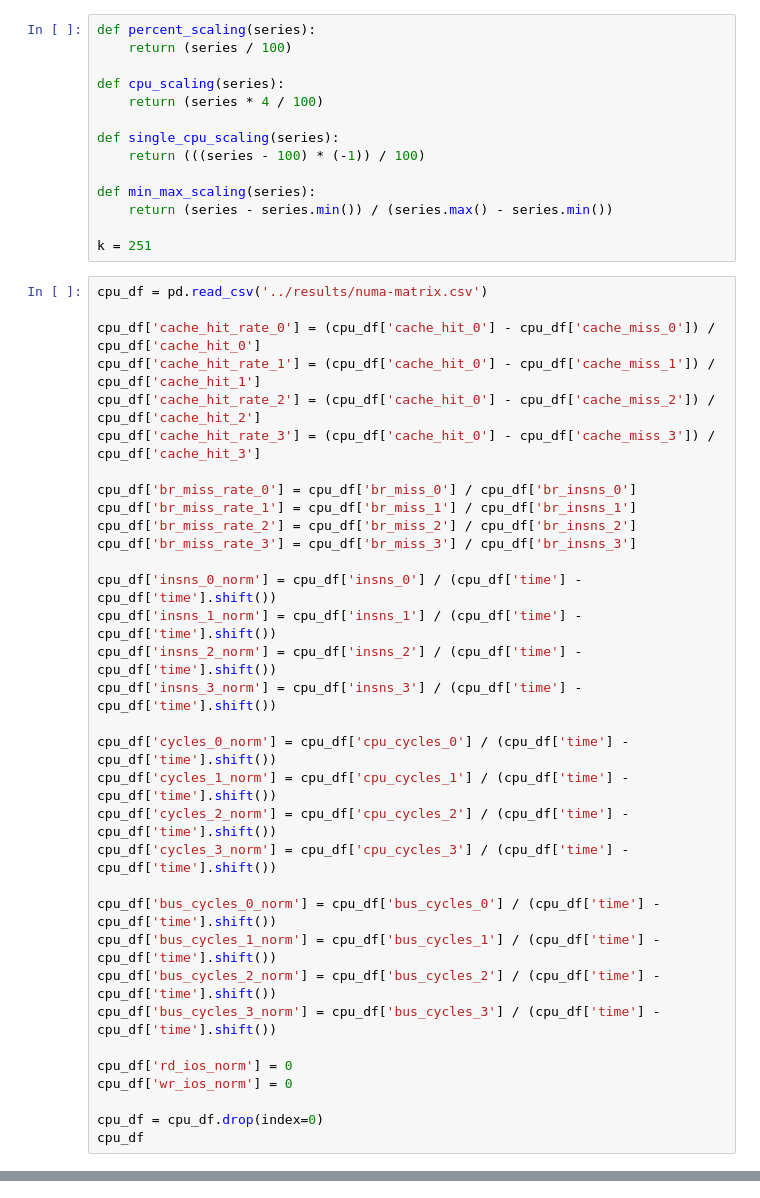
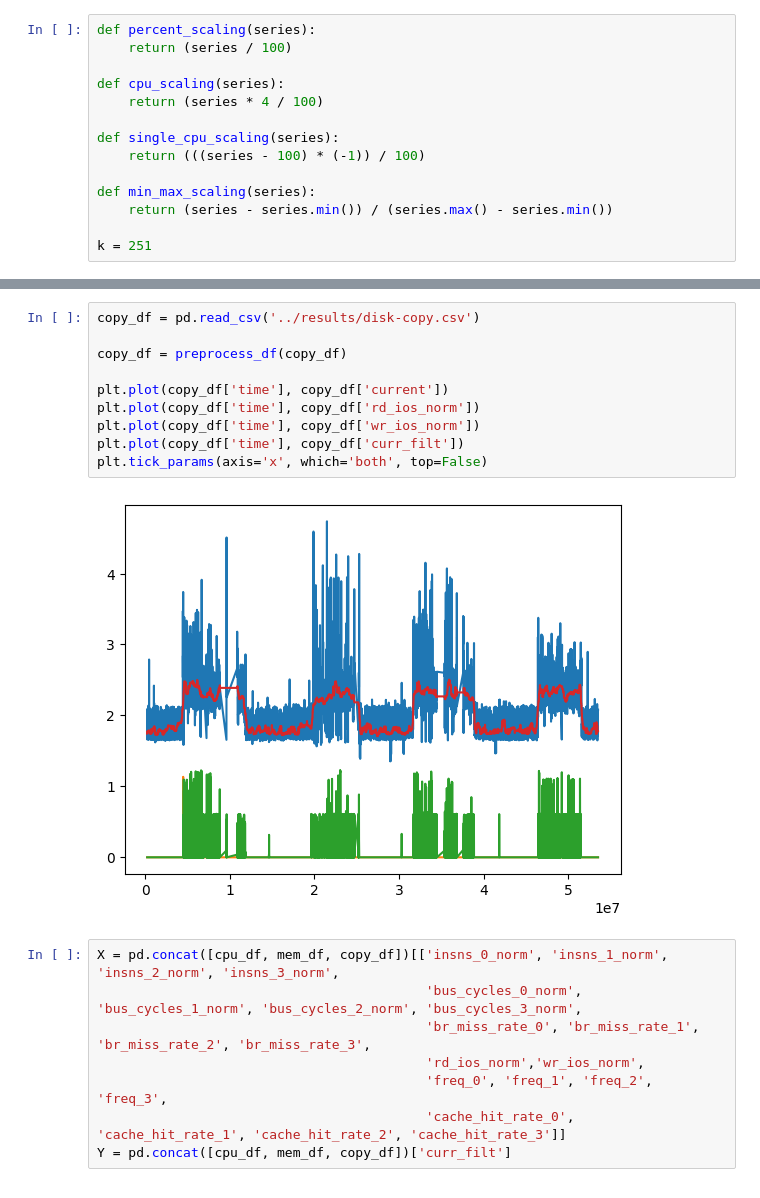
Before and after one commit to radshield/raspi-sel, a Jupyter notebook: analysis/perf_disk.ipynb, the cells around one changed output, grey strips where cells are left out. Drawn from its saved outputs; the diff is of its cells as text.

```diff
--- a/analysis/perf_disk.ipynb
+++ b/analysis/perf_disk.ipynb
@@ -24,36 +25,3 @@ def min_max_scaling(series):
     return (series - series.min()) / (series.max() - series.min())
 
 k = 251
-# %%
-cpu_df = pd.read_csv('../results/numa-matrix.csv')
-
-cpu_df['cache_hit_rate_0'] = (cpu_df['cache_hit_0'] - cpu_df['cache_miss_0']) / cpu_df['cache_hit_0']
-cpu_df['cache_hit_rate_1'] = (cpu_df['cache_hit_0'] - cpu_df['cache_miss_1']) / cpu_df['cache_hit_1']
-cpu_df['cache_hit_rate_2'] = (cpu_df['cache_hit_0'] - cpu_df['cache_miss_2']) / cpu_df['cache_hit_2']
-cpu_df['cache_hit_rate_3'] = (cpu_df['cache_hit_0'] - cpu_df['cache_miss_3']) / cpu_df['cache_hit_3']
-
-cpu_df['br_miss_rate_0'] = cpu_df['br_miss_0'] / cpu_df['br_insns_0']
-cpu_df['br_miss_rate_1'] = cpu_df['br_miss_1'] / cpu_df['br_insns_1']
-cpu_df['br_miss_rate_2'] = cpu_df['br_miss_2'] / cpu_df['br_insns_2']
-cpu_df['br_miss_rate_3'] = cpu_df['br_miss_3'] / cpu_df['br_insns_3']
-
-cpu_df['insns_0_norm'] = cpu_df['insns_0'] / (cpu_df['time'] - cpu_df['time'].shift())
-cpu_df['insns_1_norm'] = cpu_df['insns_1'] / (cpu_df['time'] - cpu_df['time'].shift())
-cpu_df['insns_2_norm'] = cpu_df['insns_2'] / (cpu_df['time'] - cpu_df['time'].shift())
-cpu_df['insns_3_norm'] = cpu_df['insns_3'] / (cpu_df['time'] - cpu_df['time'].shift())
-
-cpu_df['cycles_0_norm'] = cpu_df['cpu_cycles_0'] / (cpu_df['time'] - cpu_df['time'].shift())
-cpu_df['cycles_1_norm'] = cpu_df['cpu_cycles_1'] / (cpu_df['time'] - cpu_df['time'].shift())
-cpu_df['cycles_2_norm'] = cpu_df['cpu_cycles_2'] / (cpu_df['time'] - cpu_df['time'].shift())
-cpu_df['cycles_3_norm'] = cpu_df['cpu_cycles_3'] / (cpu_df['time'] - cpu_df['time'].shift())
-
-cpu_df['bus_cycles_0_norm'] = cpu_df['bus_cycles_0'] / (cpu_df['time'] - cpu_df['time'].shift())
-cpu_df['bus_cycles_1_norm'] = cpu_df['bus_cycles_1'] / (cpu_df['time'] - cpu_df['time'].shift())
-cpu_df['bus_cycles_2_norm'] = cpu_df['bus_cycles_2'] / (cpu_df['time'] - cpu_df['time'].shift())
-cpu_df['bus_cycles_3_norm'] = cpu_df['bus_cycles_3'] / (cpu_df['time'] - cpu_df['time'].shift())
-
-cpu_df['rd_ios_norm'] = 0
-cpu_df['wr_ios_norm'] = 0
-
-cpu_df = cpu_df.drop(index=0)
-cpu_df
@@ -357,0 +91,20 @@ plt.legend(loc='upper left')
+# %%
+copy_df = pd.read_csv('../results/disk-copy.csv')
+
+copy_df = preprocess_df(copy_df)
+
+plt.plot(copy_df['time'], copy_df['current'])
+plt.plot(copy_df['time'], copy_df['rd_ios_norm'])
+plt.plot(copy_df['time'], copy_df['wr_ios_norm'])
+plt.plot(copy_df['time'], copy_df['curr_filt'])
+plt.tick_params(axis='x', which='both', top=False)
+# %% [output]
+[figure, added]
+# %%
+X = pd.concat([cpu_df, mem_df, copy_df])[['insns_0_norm', 'insns_1_norm', 'insns_2_norm', 'insns_3_norm',
+                                          'bus_cycles_0_norm', 'bus_cycles_1_norm', 'bus_cycles_2_norm', 'bus_cycles_3_norm',
+                                          'br_miss_rate_0', 'br_miss_rate_1', 'br_miss_rate_2', 'br_miss_rate_3',
+                                          'rd_ios_norm','wr_ios_norm',
+                                          'freq_0', 'freq_1', 'freq_2', 'freq_3',
+                                          'cache_hit_rate_0', 'cache_hit_rate_1', 'cache_hit_rate_2', 'cache_hit_rate_3']]
+Y = pd.concat([cpu_df, mem_df, copy_df])['curr_filt']
```
Also changed, not shown: parts of 34 cells of this notebook, 2 other files.
